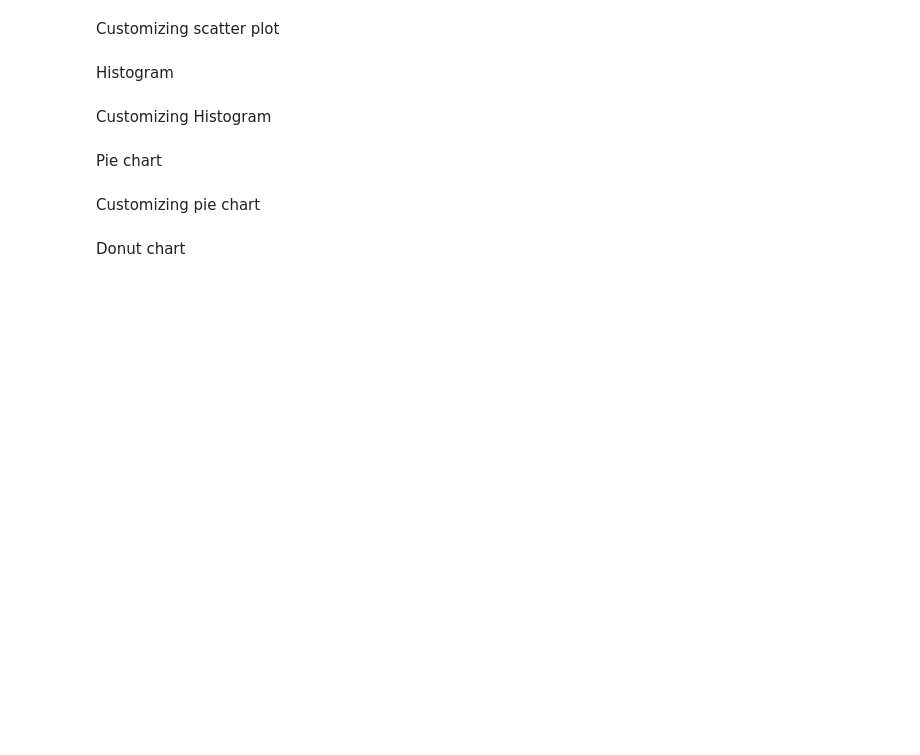
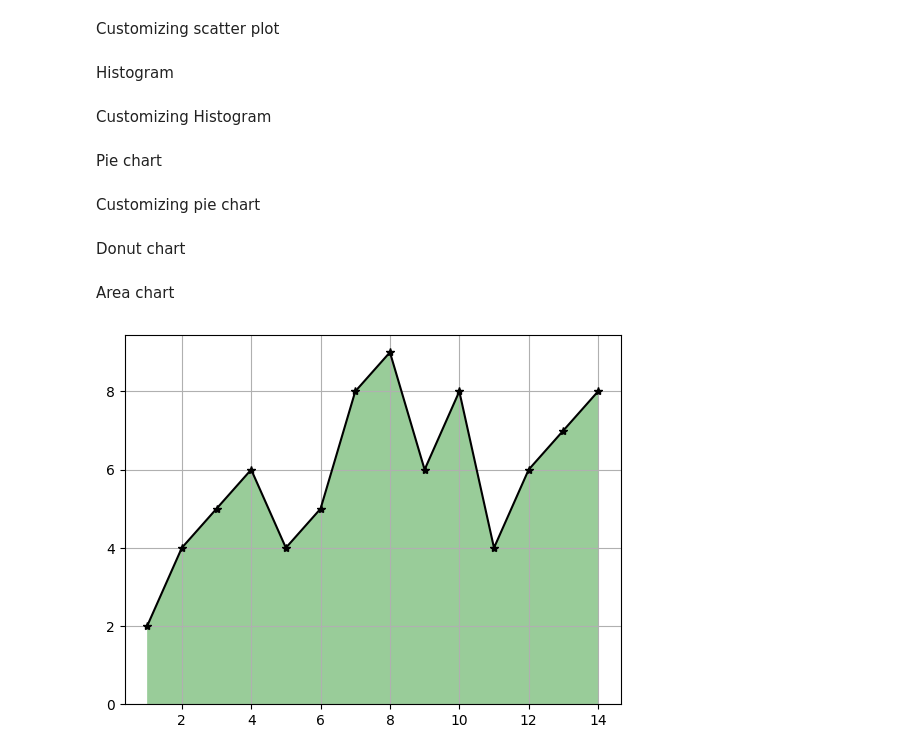
Before and after one commit to Meghanakm-24/Meghanakm-24, a Jupyter notebook: Matplotlib.ipynb, the cells around one changed output. Saved outputs shown, nothing was run; the diff lists cells and outputs as text; code cells hidden in the pictures; blank space fills up the shorter version.

```diff
--- a/Matplotlib.ipynb
+++ b/Matplotlib.ipynb
@@ -188,3 +191,13 @@ a,b,c=[plt.cm.Blues,plt.cm.Oranges,plt.cm.Greens]
 pie1=plt.pie(group_size,labels=group_name,autopct='%1.1f%%',startangle=90,radius=1.5)
 pie2=plt.pie(size_center,radius=1.0,colors='w')
 plt.show()
+# %% [markdown]
+Area chart
+# %%
+x=range(1,15)
+y=(2,4,5,6,4,5,8,9,6,8,4,6,7,8)
+plt.stackplot(x,y,colors='g',alpha=0.4)
+plt.plot(x,y,color='k',marker='*')
+plt.grid(True)
+# %% [output]
+[figure, added]
```
Also changed, not shown: parts of 1 cell of this notebook.
